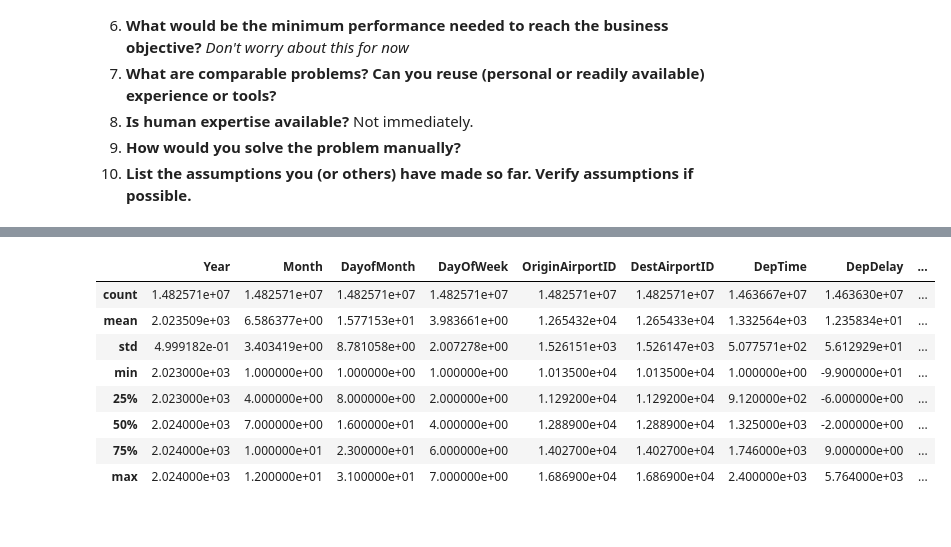
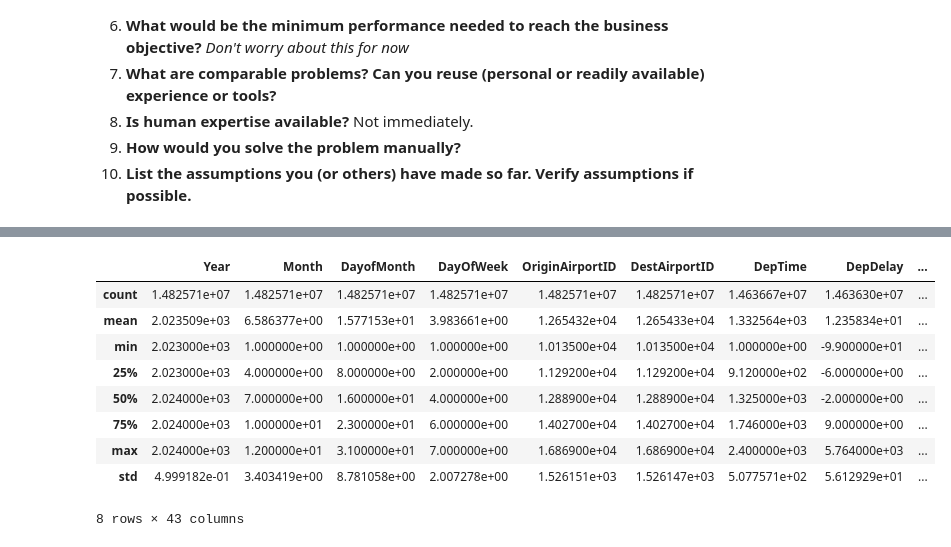
Before and after one commit to jyounes23/flight-delay-predictor, a Jupyter notebook: Delayed.ipynb, the cells around one changed output, grey strips where cells are left out. Cells and saved outputs as stored; diff of their text form; code cells hidden in the pictures.

Commit message:
added merged data code

```diff
--- a/Delayed.ipynb
+++ b/Delayed.ipynb
@@ -62,41 +79,3 @@ Weather dataset columns: Index(['STATION', 'NAME', 'DATE', 'AWND', 'PGTM', 'PRCP
 4   NaN   NaN   NaN   NaN
 
 [5 rows x 25 columns]
-# %%
-import pandas as pd
-
-# Convert the 'DATE' column to datetime format. The "YYYY-MM-DD" format is automatically recognized.
-weather_df['DATE'] = pd.to_datetime(weather_df['DATE'])
-
-# Extract year, month, and day components to match the flight dataset keys
-weather_df['Year'] = weather_df['DATE'].dt.year
-weather_df['Month'] = weather_df['DATE'].dt.month
-weather_df['DayofMonth'] = weather_df['DATE'].dt.day
-
-# Rename 'STATION' to 'Origin' if the weather station represents the departure airport.
-weather_df.rename(columns={'STATION': 'Origin'}, inplace=True)
-
-# Display a preview of the processed weather dataset
-print("Processed weather data:")
-print(weather_df[['Origin', 'DATE', 'Year', 'Month', 'DayofMonth']].head())
-
-# --- Assuming the flight dataset is already loaded in flight_df ---
-# For example:
-# flight_df = pd.read_csv('path_to_flight_data.csv')
-
-# Confirm that the flight dataset contains the expected columns:
-print("Flight dataset columns:")
-print(data.columns)
-
-# Merge the datasets on the keys: Year, Month, DayofMonth, and Origin.
-# A left merge is used to keep all flight records even if corresponding weather data is missing.
-combined_df = pd.merge(
-    data,
-    weather_df,
-    on=['Year', 'Month', 'DayofMonth', 'Origin'],
-    how='left'
-)
-
-# Preview the combined dataset
-print("Combined dataset preview:")
-print(combined_df.head())
@@ -155,12 +213,13 @@ Frame the Problem and Look at the Big Picture
 # %%
-data.describe()
+combined_df.describe()
 # %% [output]
 |  | Year | Month | DayofMonth | DayOfWeek | OriginAirportID | DestAirportID | DepTime | DepDelay | ... |
 | count | 1.482571e+07 | 1.482571e+07 | 1.482571e+07 | 1.482571e+07 | 1.482571e+07 | 1.482571e+07 | 1.463667e+07 | 1.463630e+07 | ... |
 | mean | 2.023509e+03 | 6.586377e+00 | 1.577153e+01 | 3.983661e+00 | 1.265432e+04 | 1.265433e+04 | 1.332564e+03 | 1.235834e+01 | ... |
-| std | 4.999182e-01 | 3.403419e+00 | 8.781058e+00 | 2.007278e+00 | 1.526151e+03 | 1.526147e+03 | 5.077571e+02 | 5.612929e+01 | ... |
 | min | 2.023000e+03 | 1.000000e+00 | 1.000000e+00 | 1.000000e+00 | 1.013500e+04 | 1.013500e+04 | 1.000000e+00 | -9.900000e+01 | ... |
 | 25% | 2.023000e+03 | 4.000000e+00 | 8.000000e+00 | 2.000000e+00 | 1.129200e+04 | 1.129200e+04 | 9.120000e+02 | -6.000000e+00 | ... |
 | 50% | 2.024000e+03 | 7.000000e+00 | 1.600000e+01 | 4.000000e+00 | 1.288900e+04 | 1.288900e+04 | 1.325000e+03 | -2.000000e+00 | ... |
 | 75% | 2.024000e+03 | 1.000000e+01 | 2.300000e+01 | 6.000000e+00 | 1.402700e+04 | 1.402700e+04 | 1.746000e+03 | 9.000000e+00 | ... |
 | max | 2.024000e+03 | 1.200000e+01 | 3.100000e+01 | 7.000000e+00 | 1.686900e+04 | 1.686900e+04 | 2.400000e+03 | 5.764000e+03 | ... |
+| std | 4.999182e-01 | 3.403419e+00 | 8.781058e+00 | 2.007278e+00 | 1.526151e+03 | 1.526147e+03 | 5.077571e+02 | 5.612929e+01 | ... |
+8 rows × 43 columns
```
Also changed, not shown: parts of 5 cells of this notebook, 1 other file.
